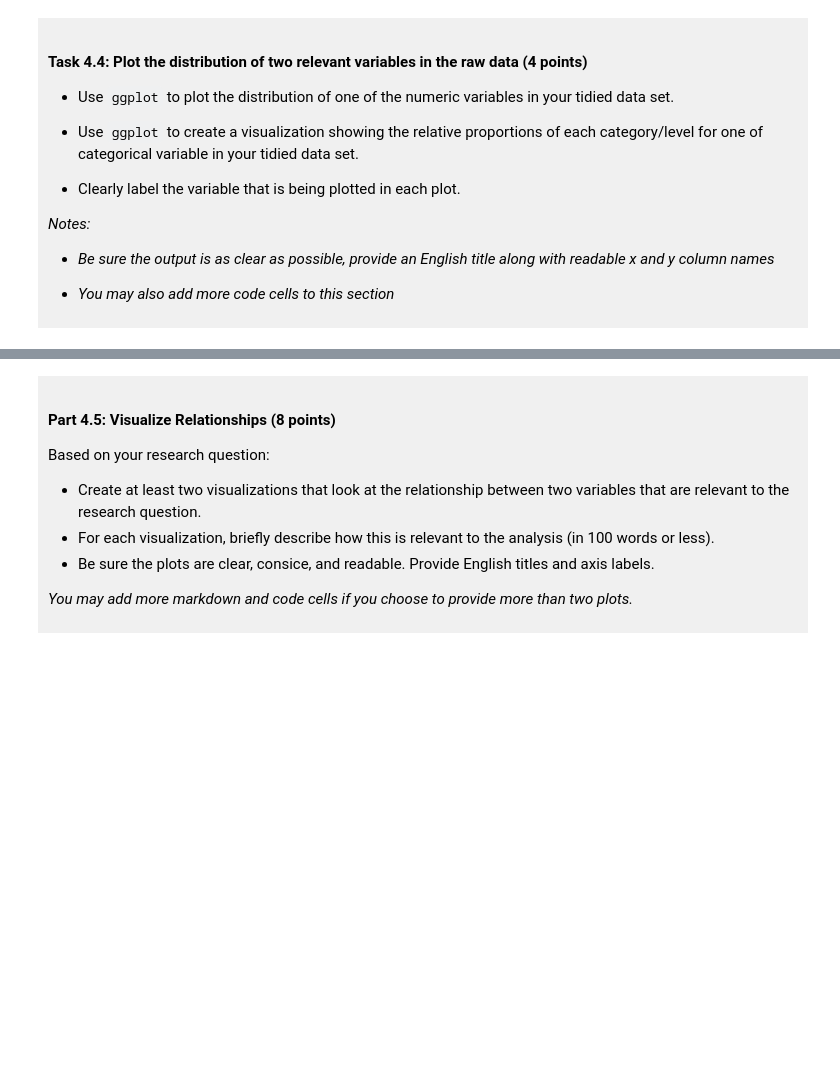
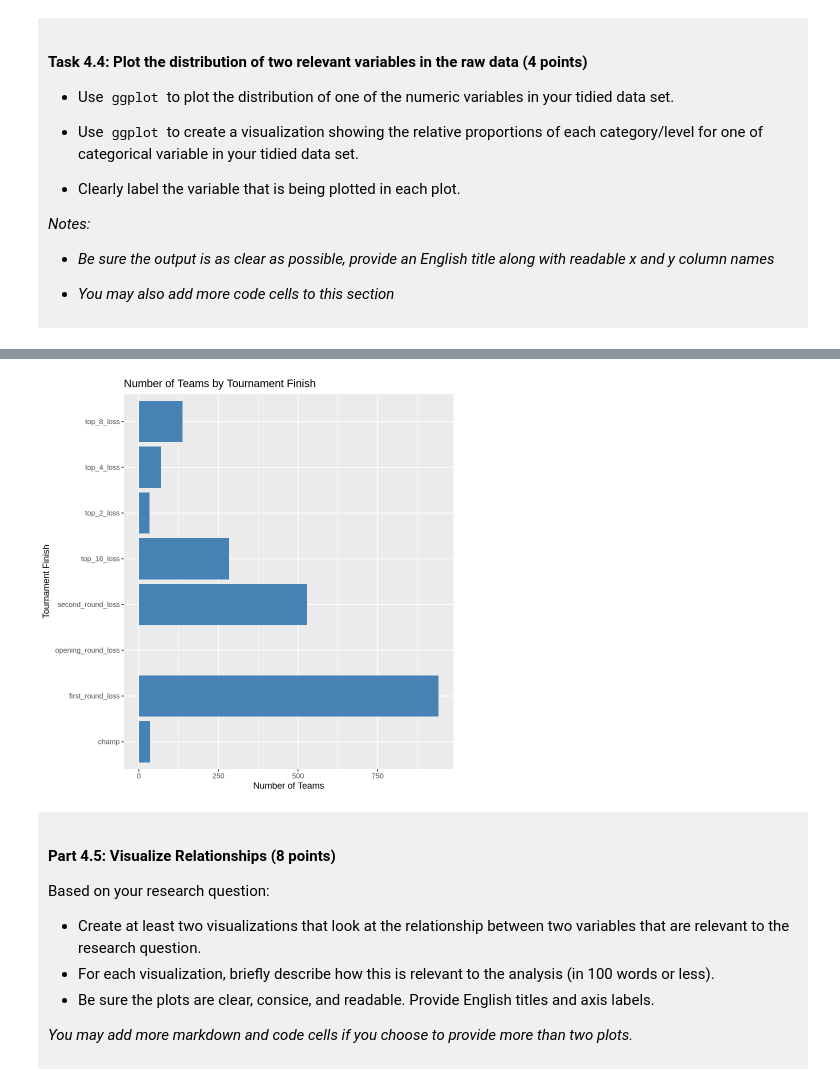
Before and after one commit to jessicayuan2007/dsci-100-project-jessica-yuan, a Jupyter notebook: dsci-100-project-notebook.ipynb, the cells around one changed output, grey strips where cells are left out. Cells and saved outputs as stored; diff of their text form; code cells hidden in the pictures; blank space fills up the shorter version.

```diff
--- a/dsci-100-project-notebook.ipynb
+++ b/dsci-100-project-notebook.ipynb
@@ -298,5 +353,11 @@ You will refine your research question (if needed) and produce a tidy data set.
 # %%
-### EDIT THIS CODE CELL FOR PLOT 2 ###
+ggplot(basketball_tidy, aes(y = tourney_finish)) +
+  geom_bar(fill = "steelblue") +
+  labs(title = "Number of Teams by Tournament Finish",
+       x = "Number of Teams",
+       y = "Tournament Finish")
+# %% [output]
+[figure, added]
 # %% [markdown]
 <div style="background-color: #f0f0f0; padding: 10px;">
 
```
Also changed, not shown: parts of 10 cells of this notebook.
